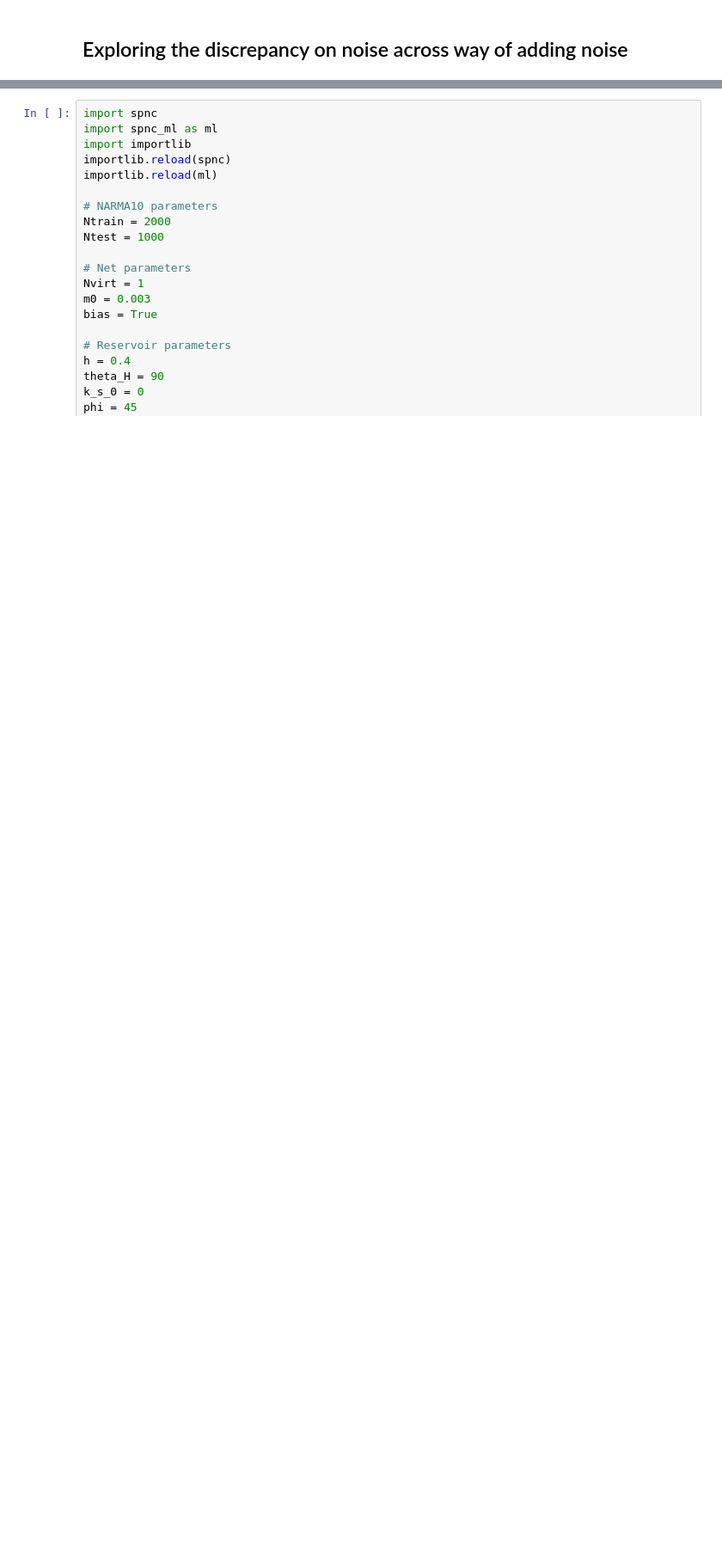
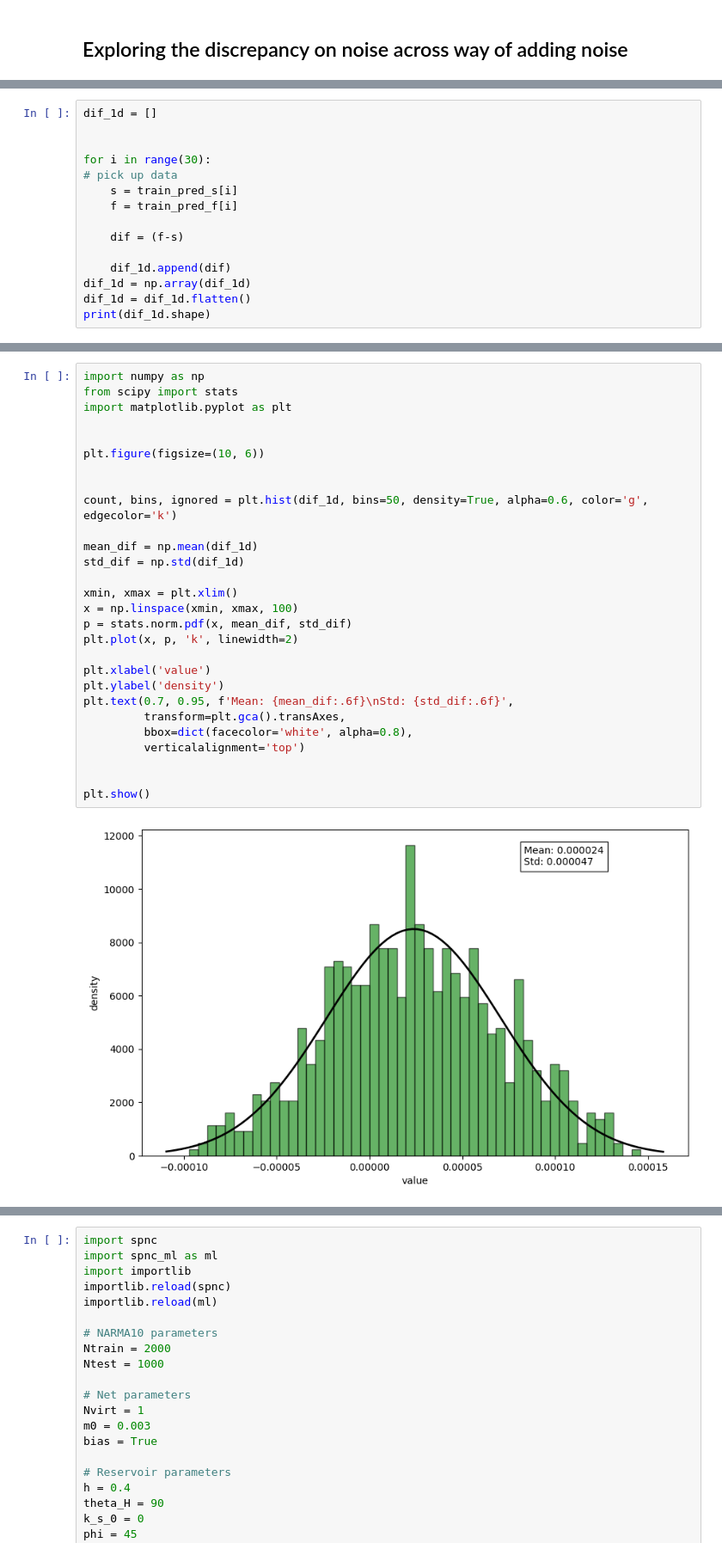
Before and after one commit to spintronic-computing-group/spnc, a Jupyter notebook: noisy.ipynb, the cells around one changed output, grey strips where cells are left out. Shown at 86% size. Saved outputs shown, nothing was run; the diff lists cells and outputs as text; blank space fills up the shorter version.

```diff
--- a/noisy.ipynb
+++ b/noisy.ipynb
@@ -1482,0 +459,15 @@ Spacer NRMSE:0
+# %%
+dif_1d = []
+
+
+for i in range(30):
+# pick up data
+    s = train_pred_s[i]
+    f = train_pred_f[i]
+
+    dif = (f-s)
+
+    dif_1d.append(dif)
+dif_1d = np.array(dif_1d)
+dif_1d = dif_1d.flatten()
+print(dif_1d.shape)
@@ -1482,0 +478,30 @@ Spacer NRMSE:0
+# %%
+import numpy as np
+from scipy import stats
+import matplotlib.pyplot as plt
+
+
+plt.figure(figsize=(10, 6))
+
+
+count, bins, ignored = plt.hist(dif_1d, bins=50, density=True, alpha=0.6, color='g', edgecolor='k')
+
+mean_dif = np.mean(dif_1d)
+std_dif = np.std(dif_1d)
+
+xmin, xmax = plt.xlim()
+x = np.linspace(xmin, xmax, 100)
+p = stats.norm.pdf(x, mean_dif, std_dif)
+plt.plot(x, p, 'k', linewidth=2)
+
+plt.xlabel('value')
+plt.ylabel('density')
+plt.text(0.7, 0.95, f'Mean: {mean_dif:.6f}\nStd: {std_dif:.6f}',
+         transform=plt.gca().transAxes,
+         bbox=dict(facecolor='white', alpha=0.8),
+         verticalalignment='top')
+
+
+plt.show()
+# %% [output]
+[figure, added]
```
Also changed, not shown: parts of 37 cells of this notebook.
